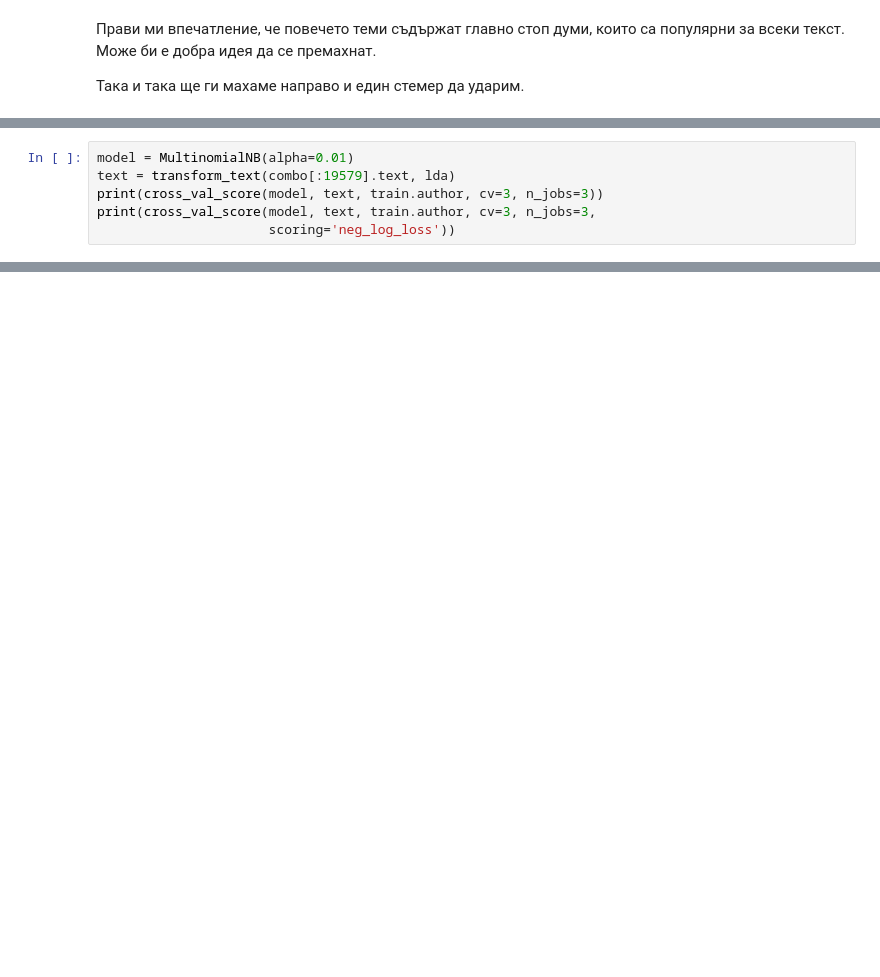
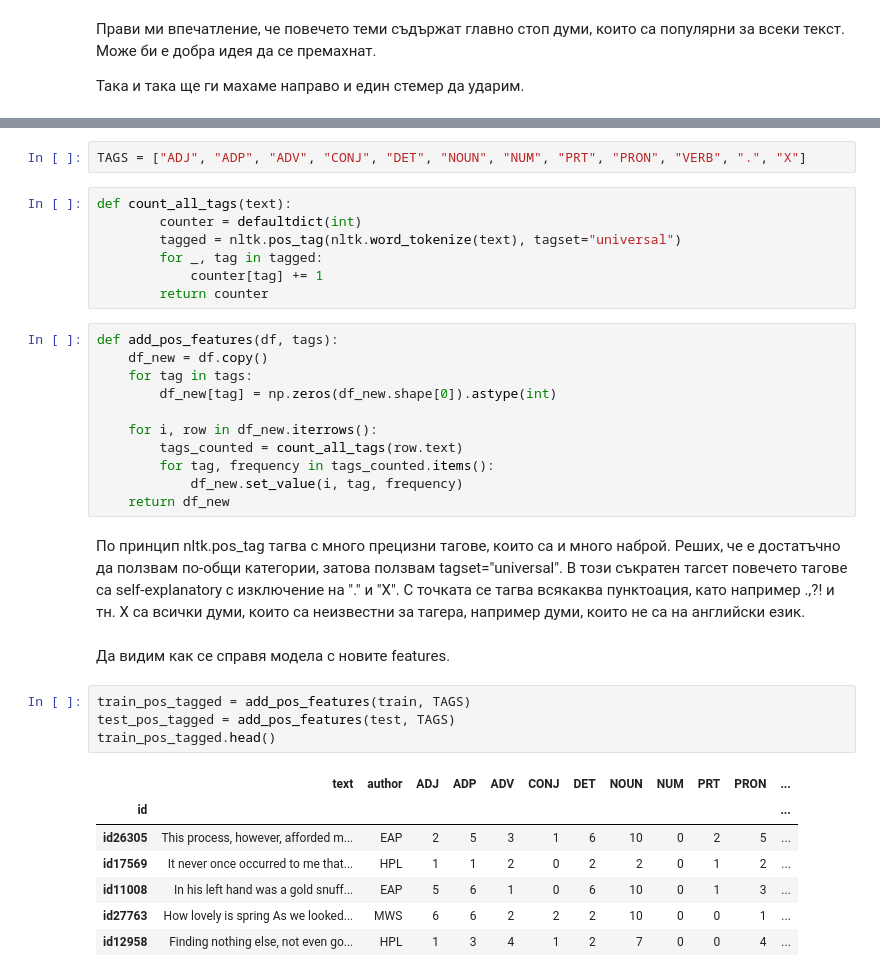
Before and after one commit to thalvadzhi/Machine-Learning-with-Python, a Jupyter notebook: hw1/Task 3/Spooky Author Improvement.ipynb, the cells around one changed output, grey strips where cells are left out. Drawn from its saved outputs; the diff is of its cells as text; blank space fills up the shorter version.

Commit message:
spooky improved even more

```diff
--- a/hw1/Task 3/Spooky Author Improvement.ipynb
+++ b/hw1/Task 3/Spooky Author Improvement.ipynb
@@ -180,6 +114,0 @@ print(cross_val_score(model, text, train.author,cv=3, n_jobs=3,
-# %%
-model = MultinomialNB(alpha=0.01)
-text = transform_text(combo[:19579].text, lda)
-print(cross_val_score(model, text, train.author, cv=3, n_jobs=3))
-print(cross_val_score(model, text, train.author, cv=3, n_jobs=3,
-                      scoring='neg_log_loss'))
@@ -209,0 +202,36 @@ submit_file.to_csv("~/Desktop/spooky_prediction.csv")
+# %%
+TAGS = ["ADJ", "ADP", "ADV", "CONJ", "DET", "NOUN", "NUM", "PRT", "PRON", "VERB", ".", "X"]
+# %%
+def count_all_tags(text):
+        counter = defaultdict(int)
+        tagged = nltk.pos_tag(nltk.word_tokenize(text), tagset="universal")
+        for _, tag in tagged:
+            counter[tag] += 1
+        return counter
+# %%
+def add_pos_features(df, tags):
+    df_new = df.copy()
+    for tag in tags:
+        df_new[tag] = np.zeros(df_new.shape[0]).astype(int)
+
+    for i, row in df_new.iterrows():
+        tags_counted = count_all_tags(row.text)
+        for tag, frequency in tags_counted.items():
+            df_new.set_value(i, tag, frequency)
+    return df_new
+# %% [markdown]
+По принцип nltk.pos_tag тагва с много прецизни тагове, които са и много наброй. Реших, че е достатъчно да ползвам по-общи категории, затова ползвам tagset="universal". В този съкратен тагсет повечето тагове са self-explanatory с изключение на "." и "X". С точката се тагва всякаква пунктоация, като например .,?! и тн. X са всички думи, които са неизвестни за тагера, например думи, които не са на английски език.
+# %% [markdown]
+Да видим как се справя модела с новите features.
+# %%
+train_pos_tagged = add_pos_features(train, TAGS)
+test_pos_tagged = add_pos_features(test, TAGS)
+train_pos_tagged.head()
+# %% [output]
+|  | text | author | ADJ | ADP | ADV | CONJ | DET | NOUN | NUM | PRT | PRON | ... |
+| id |  |  |  |  |  |  |  |  |  |  |  | ... |
+| id26305 | This process, however, afforded m... | EAP | 2 | 5 | 3 | 1 | 6 | 10 | 0 | 2 | 5 | ... |
+| id17569 | It never once occurred to me that... | HPL | 1 | 1 | 2 | 0 | 2 | 2 | 0 | 1 | 2 | ... |
+| id11008 | In his left hand was a gold snuff... | EAP | 5 | 6 | 1 | 0 | 6 | 10 | 0 | 1 | 3 | ... |
+| id27763 | How lovely is spring As we looked... | MWS | 6 | 6 | 2 | 2 | 2 | 10 | 0 | 0 | 1 | ... |
+| id12958 | Finding nothing else, not even go... | HPL | 1 | 3 | 4 | 1 | 2 | 7 | 0 | 0 | 4 | ... |
```
Also changed, not shown: parts of 77 cells of this notebook, 2 other files.
